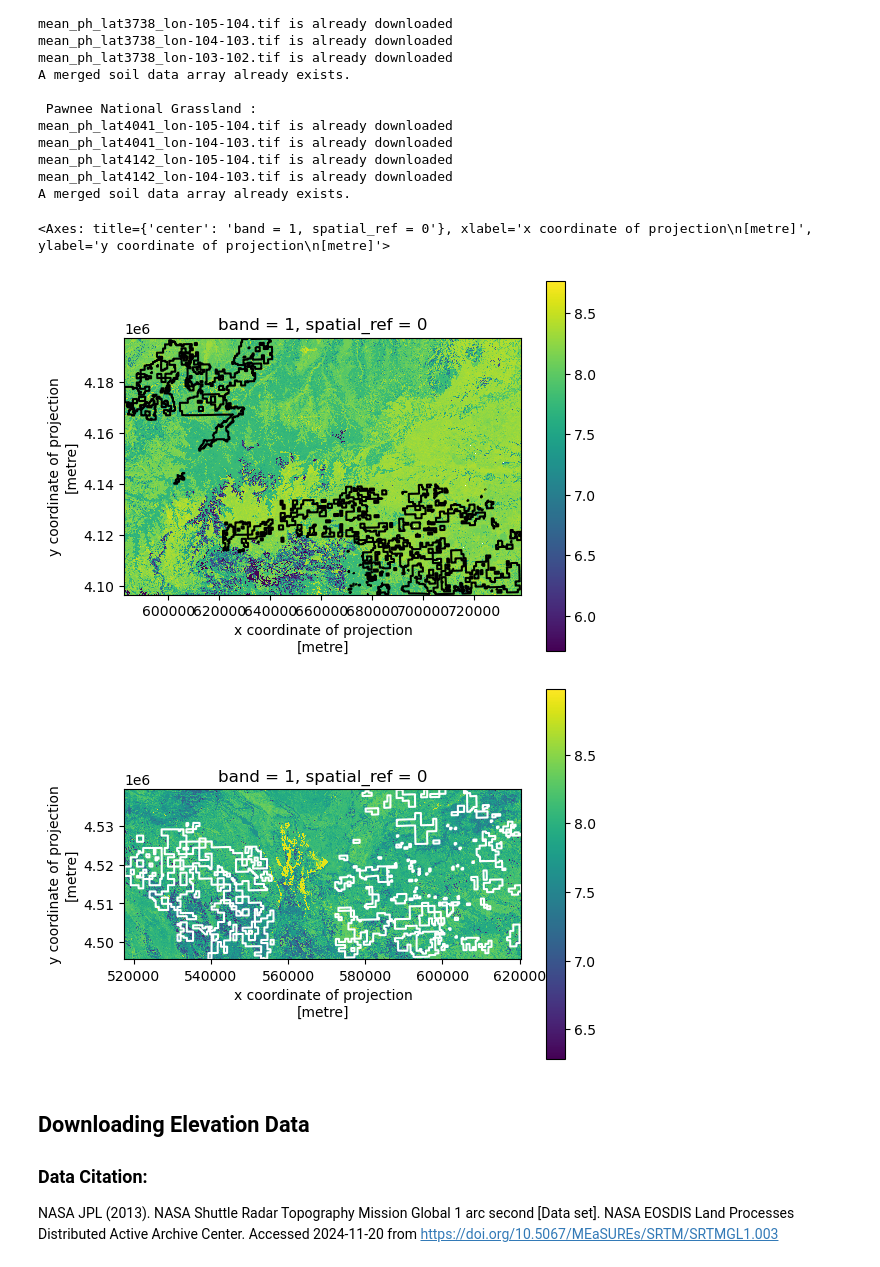
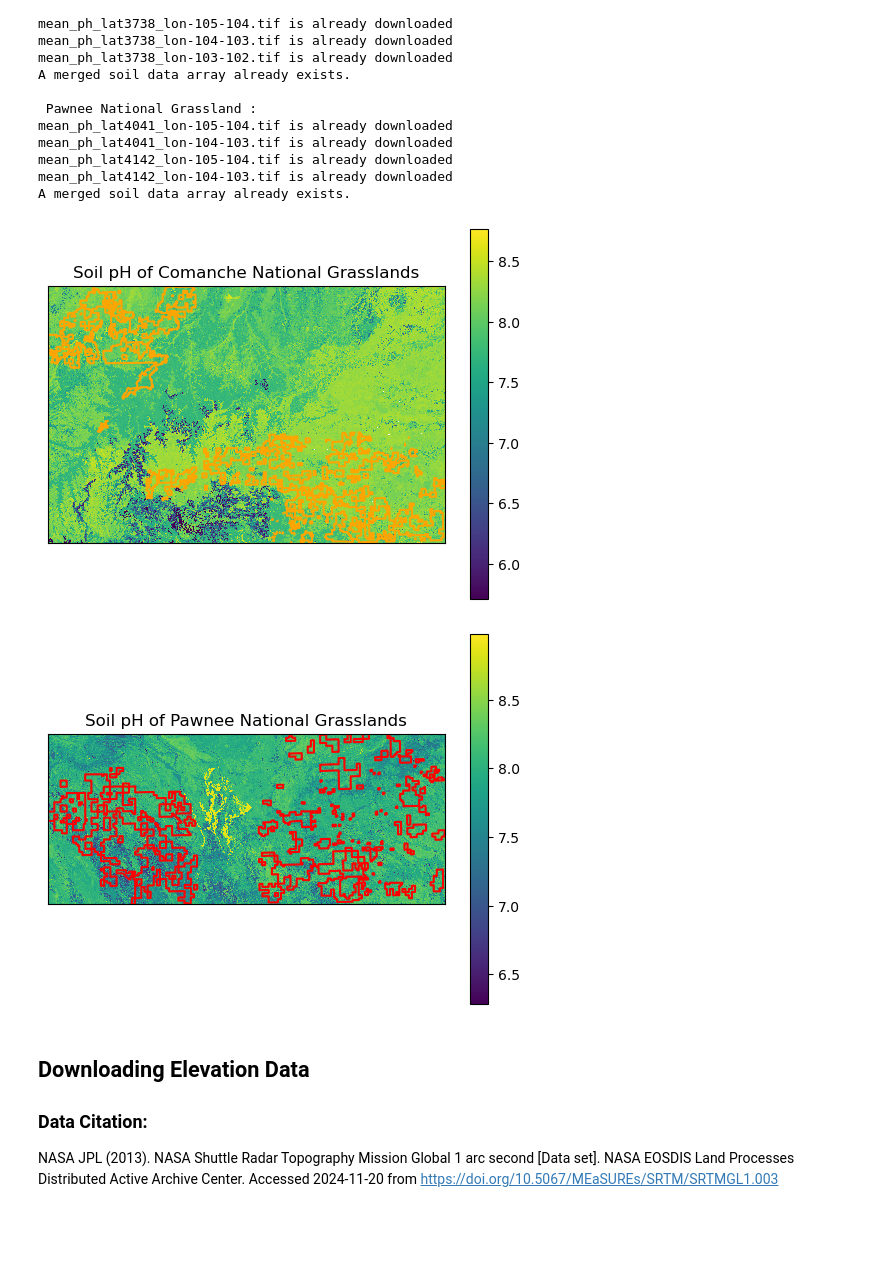
Before and after one commit to annaposlednik/EarthAnalyticsFinal, a Jupyter notebook: finalassignment.ipynb, the cells around one changed output. Cells and saved outputs as stored; diff of their text form; code cells hidden in the pictures; blank space fills up the shorter version.

```diff
--- a/finalassignment.ipynb
+++ b/finalassignment.ipynb
@@ -298,18 +367,27 @@ pawnee_pH_da = (pawnee_pH_da
 # %%
 # Quick plot to see pH data of Comanche grassland
 comanche_pH_da.plot()
-Comanche_gdf.to_crs(utm).boundary.plot(ax= plt.gca(), color= "black")
+Comanche_gdf.to_crs(utm).boundary.plot(ax= plt.gca(), color= "orange")
+plt.xlabel("")
+plt.ylabel("")
+plt.xticks([])
+plt.yticks([])
+plt.title("Soil pH of Comanche National Grasslands")
 plt.show()
 # %% [output]
-<Axes: title={'center': 'band = 1, spatial_ref = 0'}, xlabel='x coordinate of projection\n[metre]', ylabel='y coordinate of projection\n[metre]'>
-[figure, old version]
+[figure, new version]
 # %%
 # Quick plot to see pH data of Pawnee grassland
 pawnee_pH_da.plot()
-Pawnee_gdf.to_crs(utm).boundary.plot(ax= plt.gca(), color= "white")
+Pawnee_gdf.to_crs(utm).boundary.plot(ax= plt.gca(), color= "red")
+plt.xlabel("")
+plt.ylabel("")
+plt.xticks([])
+plt.yticks([])
+plt.title("Soil pH of Pawnee National Grasslands")
 plt.show()
 # %% [output]
-[figure, old version]
+[figure, new version]
 # %% [markdown]
 ## Downloading Elevation Data
 
```
Also changed, not shown: parts of 45 cells of this notebook, 4 other files.
